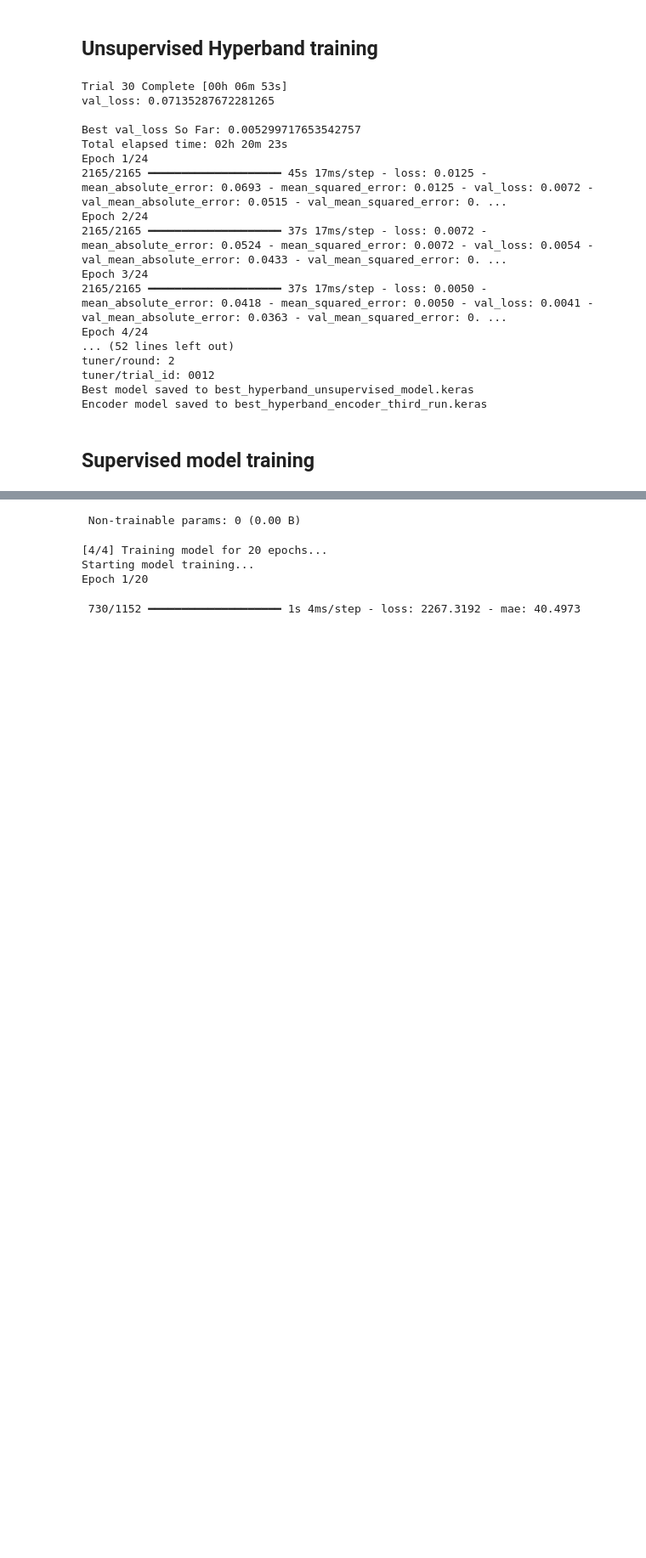
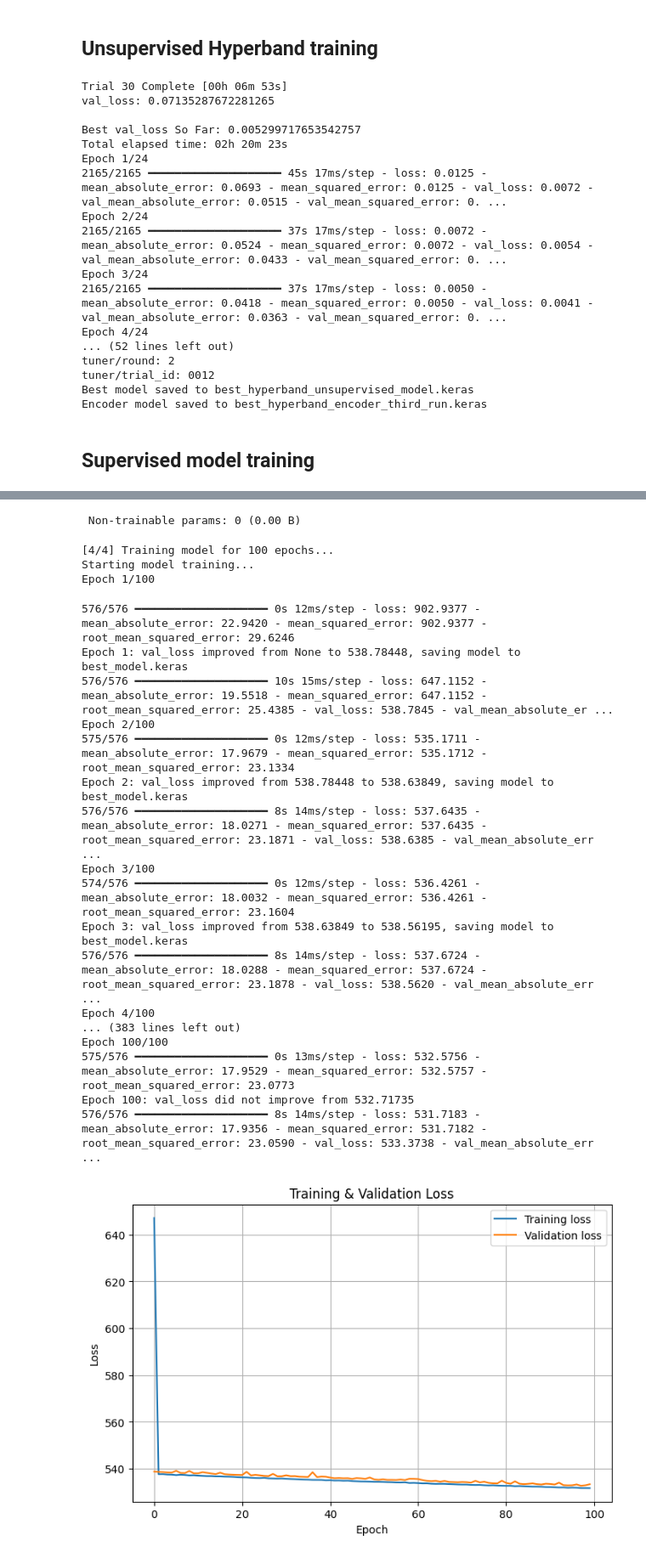
Before and after one commit to Samir-atra/NFL_Big_Data_Bowl_2026_dev, a Jupyter notebook: src/manual_data_processing/manual_training.ipynb, the cells around one changed output, grey strips where cells are left out. Shown at 85% size. Drawn from its saved outputs; the diff is of its cells as text; code cells hidden in the pictures; blank space fills up the shorter version.

```diff
--- a/src/manual_data_processing/manual_training.ipynb
+++ b/src/manual_data_processing/manual_training.ipynb
@@ -2393,7 +2333,7 @@ plt.show()
 # %%
 import tensorflow as tf
 from tensorflow import keras
-from tensorflow.keras import layers
+from tensorflow.keras import layers, losses, metrics
 import os
 import sys
 
@@ -2402,7 +2342,7 @@ import sys
 
 # from csv_to_numpy import NFLDataLoader, create_tf_datasets
 
-def build_seq2seq_model(input_seq_length, input_features, output_seq_length, output_features, lstm_units=128):
+def build_seq2seq_model(input_seq_length, input_features, output_seq_length, output_features, lstm_units=256):
     """
     Builds a sequence-to-sequence model with LSTM layers.
 
@@ -2425,46 +2365,28 @@ def build_seq2seq_model(input_seq_length, input_features, output_seq_length, out
 
         # Encoder LSTM layers
         keras.layers.LSTM(
-            units=696,
-            activation="sigmoid",
+            units=256,
             return_sequences=True,
-            kernel_regularizer=keras.regularizers.L2(l2=3.7001e-06),
             seed=SEED,
         ),
         keras.layers.LSTM(
-            units=696 // 2,
-            activation="sigmoid",
+            units=256,
             return_sequences=True,
-            kernel_regularizer=keras.regularizers.L2(l2=3.7001e-06),
             seed=SEED,
         ),
         keras.layers.LSTM(
-            units=696 // 2,
-            activation="sigmoid",
+            units=256,
             return_sequences=True,
-            kernel_regularizer=keras.regularizers.L2(l2=3.7001e-06),
             seed=SEED,
         ),
         keras.layers.LSTM(
-            units=696 // 2,
-            activation="sigmoid",
+            units=256,
             return_sequences=True,
-            kernel_regularizer=keras.regularizers.L2(l2=3.7001e-06),
             seed=SEED,
         ),
         keras.layers.LSTM(
-            units=696 // 2,
-            activation="sigmoid",
+            units=256,
             return_sequences=True,
-            kernel_regularizer=keras.regularizers.L2(l2=3.7001e-06),
-            seed=SEED,
-        ),
-        # layers.RepeatVector(output_seq_length),
-        keras.layers.LSTM(
-            units=32,
-            activation="sigmoid",
-            return_sequences=True,
-            # kernel_regularizer=keras.regularizers.L2(l2=0.00000195),
             seed=SEED,
         ),
         # Crop or slice to match output sequence length
@@ -2482,14 +2404,14 @@ def build_seq2seq_model(input_seq_length, input_features, output_seq_length, out
     )
 
     model.compile(
-        optimizer=keras.optimizers.Adam(learning_rate=0.00081926),
-        loss='mse',
-        metrics=['mae']
-    )
+        optimizer=keras.optimizers.Adam(learning_rate=0.00081926, global_clipnorm=1.0),
+                  loss=losses.MeanSquaredError(),
+                  metrics=[metrics.MeanSquaredError(), metrics.MeanAbsoluteError(), metrics.RootMeanSquaredError()]
+                  )
 
     return model
 
-def train_model(model, train_sequence, val_sequence, epochs=10, callbacks=None):
+def train_model(model, train_sequence, val_sequence, epochs=100, callbacks=None):
     """
     Trains the Keras model using Keras Sequence objects.
 
@@ -2554,8 +2476,8 @@ def main():
     """
     # Configuration
     train_dir = '/home/samer/Desktop/competitions/NFL_Big_Data_Bowl_2026_dev/nfl-big-data-bowl-2026-prediction/train'
-    batch_size = 32
-    epochs = 20
+    batch_size = 64
+    epochs = 100
     test_size = 0.2
 
     print("="*60)
@@ -2604,7 +2526,7 @@ def main():
         input_features=input_features,
         output_seq_length=output_seq_length,
         output_features=output_features,
-        lstm_units=128
+        lstm_units=256,
     )
 
     print("\nModel Architecture:")
@@ -2675,5 +2595,22 @@ Model: "sequential_1"
  Non-trainable params: 0 (0.00 B)
-[4/4] Training model for 20 epochs...
+[4/4] Training model for 100 epochs...
 Starting model training...
-Epoch 1/20
+Epoch 1/100
- 730/1152 ━━━━━━━━━━━━━━━━━━━━ 1s 4ms/step - loss: 2267.3192 - mae: 40.4973
+576/576 ━━━━━━━━━━━━━━━━━━━━ 0s 12ms/step - loss: 902.9377 - mean_absolute_error: 22.9420 - mean_squared_error: 902.9377 - root_mean_squared_error: 29.6246
+Epoch 1: val_loss improved from None to 538.78448, saving model to best_model.keras
+576/576 ━━━━━━━━━━━━━━━━━━━━ 10s 15ms/step - loss: 647.1152 - mean_absolute_error: 19.5518 - mean_squared_error: 647.1152 - root_mean_squared_error: 25.4385 - val_loss: 538.7845 - val_mean_absolute_er ...
+Epoch 2/100
+575/576 ━━━━━━━━━━━━━━━━━━━━ 0s 12ms/step - loss: 535.1711 - mean_absolute_error: 17.9679 - mean_squared_error: 535.1712 - root_mean_squared_error: 23.1334
+Epoch 2: val_loss improved from 538.78448 to 538.63849, saving model to best_model.keras
+576/576 ━━━━━━━━━━━━━━━━━━━━ 8s 14ms/step - loss: 537.6435 - mean_absolute_error: 18.0271 - mean_squared_error: 537.6435 - root_mean_squared_error: 23.1871 - val_loss: 538.6385 - val_mean_absolute_err ...
+Epoch 3/100
+574/576 ━━━━━━━━━━━━━━━━━━━━ 0s 12ms/step - loss: 536.4261 - mean_absolute_error: 18.0032 - mean_squared_error: 536.4261 - root_mean_squared_error: 23.1604
+Epoch 3: val_loss improved from 538.63849 to 538.56195, saving model to best_model.keras
+576/576 ━━━━━━━━━━━━━━━━━━━━ 8s 14ms/step - loss: 537.6724 - mean_absolute_error: 18.0288 - mean_squared_error: 537.6724 - root_mean_squared_error: 23.1878 - val_loss: 538.5620 - val_mean_absolute_err ...
+Epoch 4/100
+... (383 lines left out)
+Epoch 100/100
+575/576 ━━━━━━━━━━━━━━━━━━━━ 0s 13ms/step - loss: 532.5756 - mean_absolute_error: 17.9529 - mean_squared_error: 532.5757 - root_mean_squared_error: 23.0773
+Epoch 100: val_loss did not improve from 532.71735
+576/576 ━━━━━━━━━━━━━━━━━━━━ 8s 14ms/step - loss: 531.7183 - mean_absolute_error: 17.9356 - mean_squared_error: 531.7182 - root_mean_squared_error: 23.0590 - val_loss: 533.3738 - val_mean_absolute_err ...
+[figure, added]
```
Also changed, not shown: parts of 5 cells of this notebook, 1 other file.
